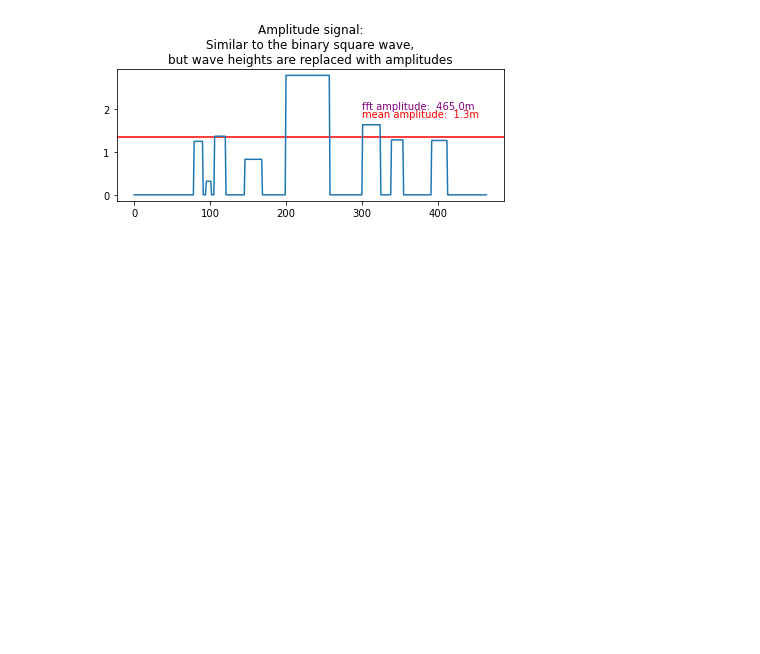
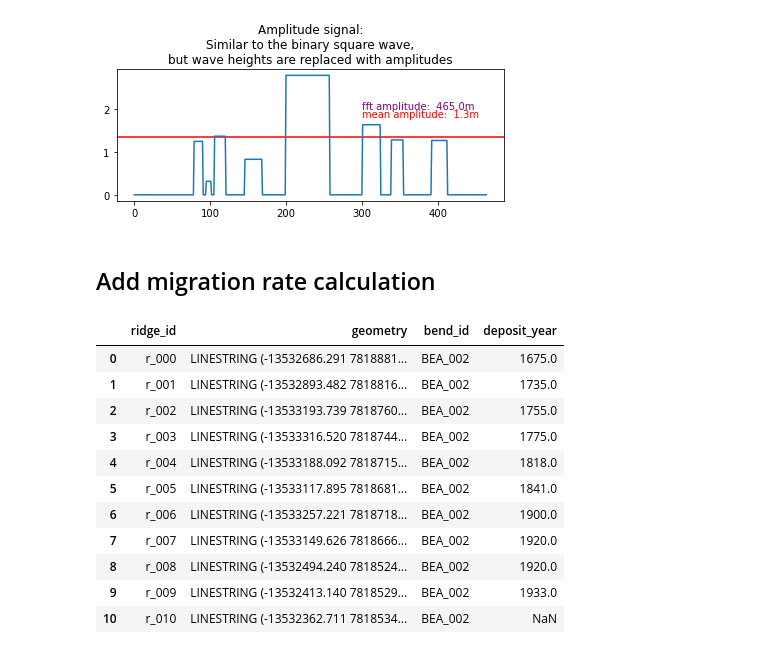
Before and after one commit to tamu-edu/scrollstats, a Jupyter notebook: RidgeMetricDevelopment.ipynb, the cells around one changed output. Cells and saved outputs as stored; diff of their text form; code cells hidden in the pictures; blank space fills up the shorter version.

```diff
--- a/RidgeMetricDevelopment.ipynb
+++ b/RidgeMetricDevelopment.ipynb
@@ -248,3 +266,29 @@ plt.tight_layout()
 # plt.savefig("/Users/avan/FLUD/BrazosScrolls/figures/AmplitudeSignalWithFFTMeasurement.png", dpi=300)
 # %% [output]
 [figure]
+# %% [markdown]
+## Add migration rate calculation
+# %%
+bend_id = "BEA_002"
+# dem = rasterio.open("/Users/avan/FLUD/BrazosScrolls/data/raster/dem/sb_1_025_clip.tif")
+# bin_raster = rasterio.open("/Users/avan/FLUD/BrazosScrolls/data/r10/agreement-clip-denoise/sb_1_025_agreement_45px_binclass_clip_dn_Buff100m_SmFt500m_ET80p.tif")
+
+# local_crs = ":".join(dem.crs.to_authority())
+local_crs = "EPSG:3857"
+transects = gpd.GeoDataFrame.from_postgis(f"SELECT * FROM transects WHERE bend_id='{bend_id}'", engine, geom_col="geometry").to_crs(local_crs)
+ridges = gpd.GeoDataFrame.from_postgis(f"SELECT * FROM ridges WHERE bend_id='{bend_id}'", engine, geom_col="geometry").to_crs(local_crs)
+# %%
+ridges
+# %% [output]
+|  | ridge_id | geometry | bend_id | deposit_year |
+| 0 | r_000 | LINESTRING (-13532686.291 7818881... | BEA_002 | 1675.0 |
+| 1 | r_001 | LINESTRING (-13532893.482 7818816... | BEA_002 | 1735.0 |
+| 2 | r_002 | LINESTRING (-13533193.739 7818760... | BEA_002 | 1755.0 |
+| 3 | r_003 | LINESTRING (-13533316.520 7818744... | BEA_002 | 1775.0 |
+| 4 | r_004 | LINESTRING (-13533188.092 7818715... | BEA_002 | 1818.0 |
+| 5 | r_005 | LINESTRING (-13533117.895 7818681... | BEA_002 | 1841.0 |
+| 6 | r_006 | LINESTRING (-13533257.221 7818718... | BEA_002 | 1900.0 |
+| 7 | r_007 | LINESTRING (-13533149.626 7818666... | BEA_002 | 1920.0 |
+| 8 | r_008 | LINESTRING (-13532494.240 7818524... | BEA_002 | 1920.0 |
+| 9 | r_009 | LINESTRING (-13532413.140 7818529... | BEA_002 | 1933.0 |
+| 10 | r_010 | LINESTRING (-13532362.711 7818534... | BEA_002 | NaN |
```
Also changed, not shown: parts of 8 cells of this notebook, 1 other file.
